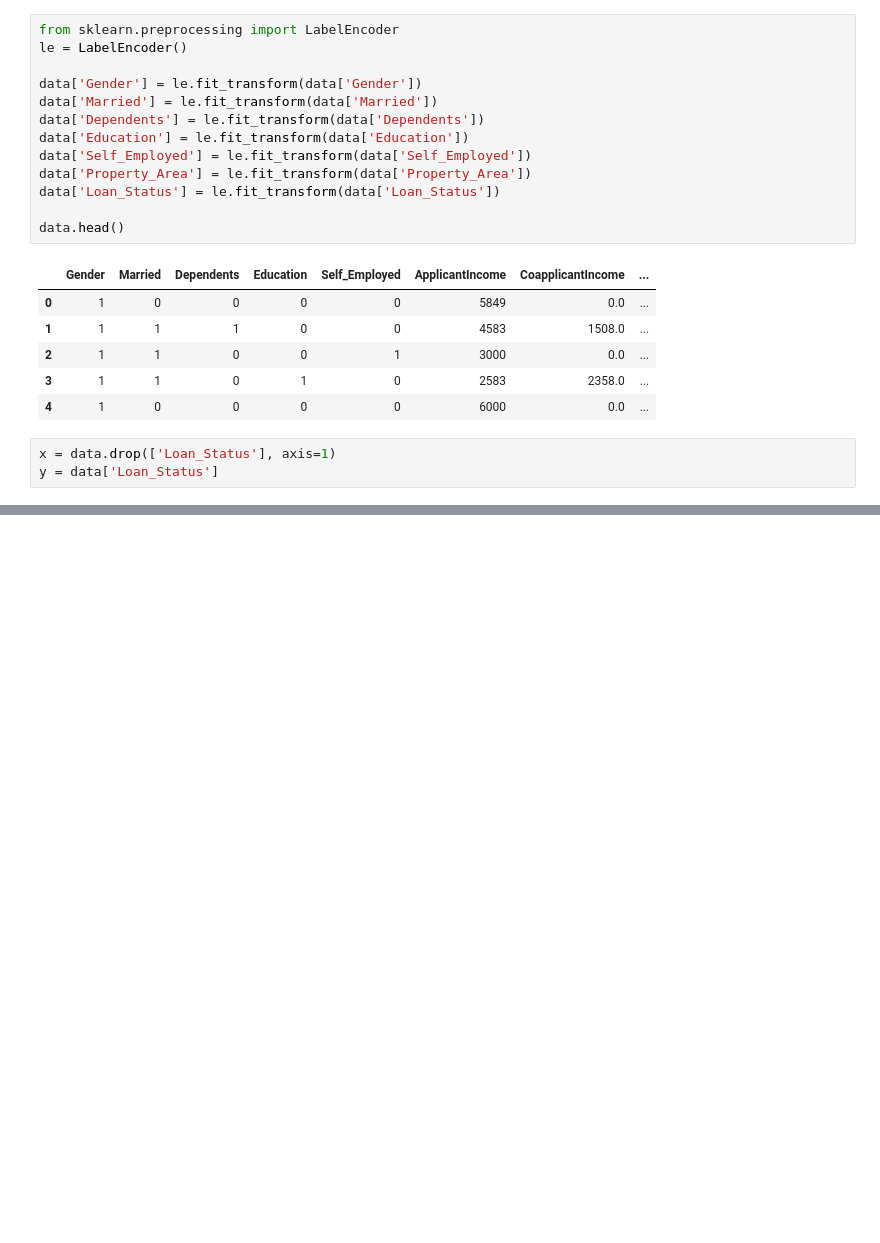
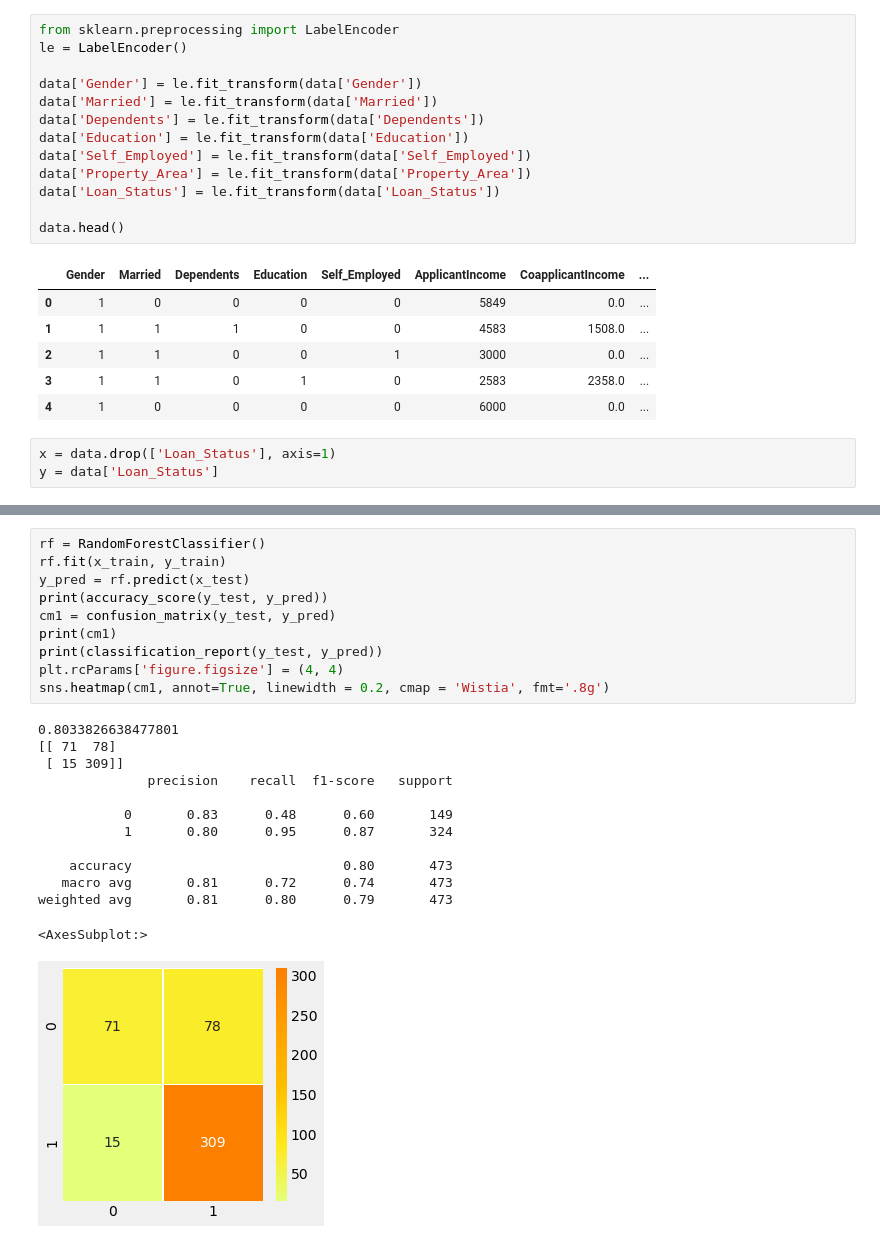
Before and after one commit to olanix2002/Loan_status_prediction, a Jupyter notebook: Loan status prediction.ipynb, the cells around one changed output, grey strips where cells are left out. Saved outputs shown, nothing was run; the diff lists cells and outputs as text; blank space fills up the shorter version.

```diff
--- a/Loan status prediction.ipynb
+++ b/Loan status prediction.ipynb
@@ -342,3 +346,27 @@ GradientBoostingClassifier [0.72727273 0.75757576 0.81818182 0.65625    0.625
+# %%
+rf = RandomForestClassifier()
+rf.fit(x_train, y_train)
+y_pred = rf.predict(x_test)
+print(accuracy_score(y_test, y_pred))
+cm1 = confusion_matrix(y_test, y_pred)
+print(cm1)
+print(classification_report(y_test, y_pred))
+plt.rcParams['figure.figsize'] = (4, 4)
+sns.heatmap(cm1, annot=True, linewidth = 0.2, cmap = 'Wistia', fmt='.8g')
+# %% [output]
+0.8033826638477801
+[[ 71  78]
+ [ 15 309]]
+              precision    recall  f1-score   support
+
+           0       0.83      0.48      0.60       149
+           1       0.80      0.95      0.87       324
+
+    accuracy                           0.80       473
+   macro avg       0.81      0.72      0.74       473
+weighted avg       0.81      0.80      0.79       473
+<AxesSubplot:>
+[figure, added]
 # %%
 rf = RandomForestClassifier()
 rf.fit(x_train, y_train)
```
Also changed, not shown: parts of 22 cells of this notebook, 4 other files.
